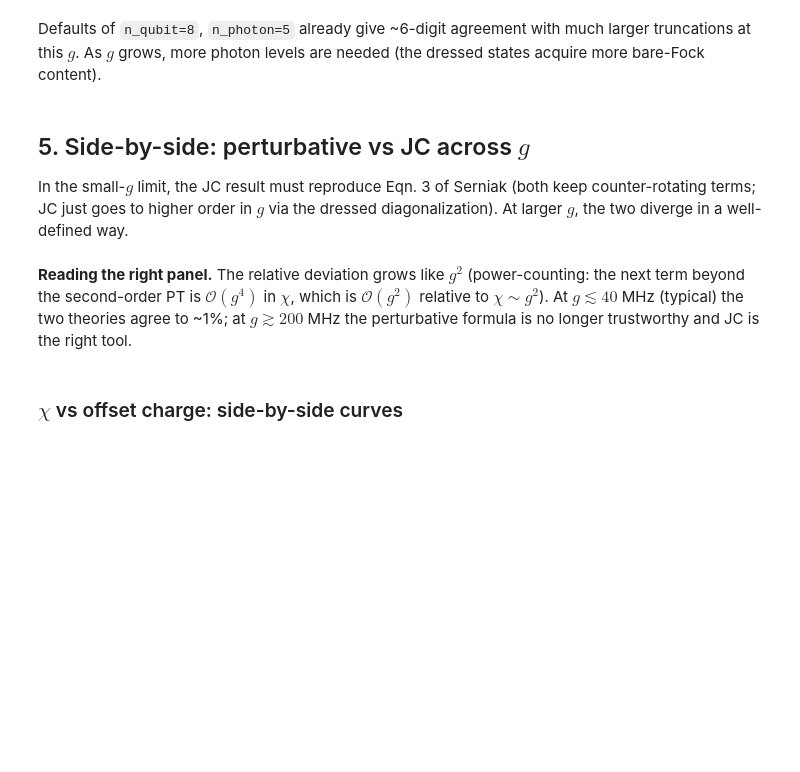
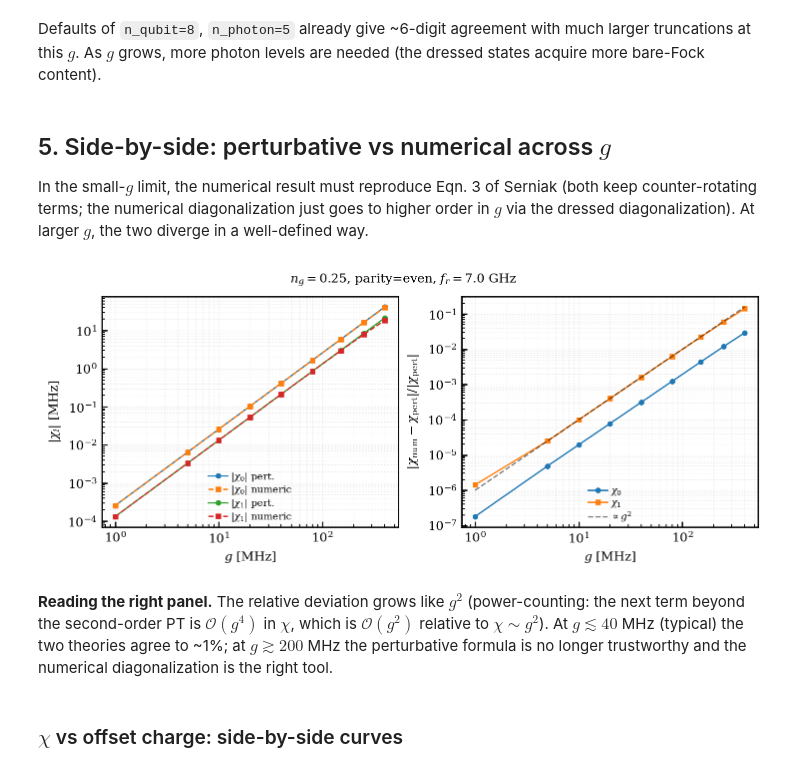
Before and after one commit to WashU-Astroparticle-Lab/qpd, a Jupyter notebook: notebooks/qpd_cqed.ipynb, the cells around one changed output. Cells and saved outputs as stored; diff of their text form; code cells hidden in the pictures; blank space fills up the shorter version.

```diff
--- a/notebooks/qpd_jc.ipynb
+++ b/notebooks/qpd_cqed.ipynb
@@ -210,7 +214,7 @@ that has the largest probability $|\langle i,n|\psi\rangle|^2$. The same
 overlap is reported — small overlap is a warning that we are near an
 anticrossing where the labeling becomes ambiguous.
 # %%
-dressed_freqs, dressed_vecs, labels, overlaps = qpd.solve_jc_eigensystem(
+dressed_freqs, dressed_vecs, labels, overlaps = qpd.solve_cqed_eigensystem(
     offset_charge=ng,
     coupling_g_hz=coupling_g_hz,
     readout_freq_hz=readout_freq_hz,
@@ -256,7 +260,7 @@ for nq, npt in configs:
     _, chi = qpd.compute_dispersive_matrix(
         ng, coupling_g_hz, readout_freq_hz,
         num_levels=4, parity=parity,
-        method='jc', n_qubit=nq, n_photon=npt,
+        method='numeric', n_qubit=nq, n_photon=npt,
     )
     rows.append((nq, npt, chi[0], chi[1], chi[2], chi[3]))
 
@@ -276,18 +280,18 @@ Defaults of `n_qubit=8`, `n_photon=5` already give ~6-digit agreement
 with much larger truncations at this $g$. As $g$ grows, more photon levels
 are needed (the dressed states acquire more bare-Fock content).
 # %% [markdown]
-## 5. Side-by-side: perturbative vs JC across $g$
+## 5. Side-by-side: perturbative vs numerical across $g$
 
-In the small-$g$ limit, the JC result must reproduce Eqn. 3 of Serniak
-(both keep counter-rotating terms; JC just goes to higher order in $g$ via
+In the small-$g$ limit, the numerical result must reproduce Eqn. 3 of Serniak
+(both keep counter-rotating terms; the numerical diagonalization just goes to higher order in $g$ via
 the dressed diagonalization). At larger $g$, the two diverge in a
 well-defined way.
 # %%
 g_list_mhz = np.array([1, 5, 10, 20, 40, 80, 150, 250, 400])
 chi0_pert = np.empty_like(g_list_mhz, dtype=float)
-chi0_jc = np.empty_like(g_list_mhz, dtype=float)
+chi0_num = np.empty_like(g_list_mhz, dtype=float)
 chi1_pert = np.empty_like(g_list_mhz, dtype=float)
-chi1_jc = np.empty_like(g_list_mhz, dtype=float)
+chi1_num = np.empty_like(g_list_mhz, dtype=float)
 
 for k, g_mhz in enumerate(g_list_mhz):
     _, chi_p = qpd.compute_dispersive_matrix(
@@ -296,42 +300,44 @@ for k, g_mhz in enumerate(g_list_mhz):
     )
     _, chi_j = qpd.compute_dispersive_matrix(
         ng, g_mhz*MHZ, readout_freq_hz, num_levels=4, parity=parity,
-        method='jc', n_qubit=12, n_photon=8,
+        method='numeric', n_qubit=12, n_photon=8,
     )
     chi0_pert[k] = chi_p[0]
-    chi0_jc[k] = chi_j[0]
+    chi0_num[k] = chi_j[0]
     chi1_pert[k] = chi_p[1]
-    chi1_jc[k] = chi_j[1]
+    chi1_num[k] = chi_j[1]
 # %%
 with plt.style.context(QPD._style_path):
     fig, (ax1, ax2) = plt.subplots(1, 2, figsize=(7.2, 3))
 
     ax1.loglog(g_list_mhz, np.abs(chi0_pert)/MHZ, 'o-', label=r'$|\chi_0|$ pert.')
-    ax1.loglog(g_list_mhz, np.abs(chi0_jc)/MHZ, 's--', label=r'$|\chi_0|$ JC')
+    ax1.loglog(g_list_mhz, np.abs(chi0_num)/MHZ, 's--', label=r'$|\chi_0|$ numeric')
     ax1.loglog(g_list_mhz, np.abs(chi1_pert)/MHZ, 'o-', label=r'$|\chi_1|$ pert.')
-    ax1.loglog(g_list_mhz, np.abs(chi1_jc)/MHZ, 's--', label=r'$|\chi_1|$ JC')
+    ax1.loglog(g_list_mhz, np.abs(chi1_num)/MHZ, 's--', label=r'$|\chi_1|$ numeric')
     ax1.set_xlabel(r'$g$ [MHz]')
     ax1.set_ylabel(r'$|\chi_i|$ [MHz]')
     ax1.legend(fontsize=7)
     ax1.grid(alpha=0.3, which='both')
 
-    rel0 = np.abs((chi0_jc - chi0_pert) / chi0_pert)
-    rel1 = np.abs((chi1_jc - chi1_pert) / chi1_pert)
+    rel0 = np.abs((chi0_num - chi0_pert) / chi0_pert)
+    rel1 = np.abs((chi1_num - chi1_pert) / chi1_pert)
     ax2.loglog(g_list_mhz, rel0, 'o-', label=r'$\chi_0$')
     ax2.loglog(g_list_mhz, rel1, 's-', label=r'$\chi_1$')
     # Reference slope-2 (next-order PT in g) and slope-4 lines
     ax2.loglog(g_list_mhz, 1e-6*g_list_mhz**2, 'k--', alpha=0.5, label=r'$\propto g^2$')
     ax2.set_xlabel(r'$g$ [MHz]')
-    ax2.set_ylabel(r'$|\chi_\mathrm{JC} - \chi_\mathrm{pert}|/|\chi_\mathrm{pert}|$')
+    ax2.set_ylabel(r'$|\chi_\mathrm{num} - \chi_\mathrm{pert}|/|\chi_\mathrm{pert}|$')
     ax2.legend(fontsize=7)
     ax2.grid(alpha=0.3, which='both')
     fig.suptitle(f'$n_g={ng}$, parity={parity}, $f_r={readout_freq_hz/GHZ:.1f}$ GHz', fontsize=9)
+# %% [output]
+[figure, added]
 # %% [markdown]
 **Reading the right panel.** The relative deviation grows like $g^2$
 (power-counting: the next term beyond the second-order PT is $\mathcal{O}(g^4)$
 in $\chi$, which is $\mathcal{O}(g^2)$ relative to $\chi\sim g^2$). At
 $g\lesssim 40$ MHz (typical) the two theories agree to ~1%; at $g \gtrsim 200$
-MHz the perturbative formula is no longer trustworthy and JC is the right
+MHz the perturbative formula is no longer trustworthy and the numerical diagonalization is the right
 tool.
 # %% [markdown]
 ### $\chi$ vs offset charge: side-by-side curves
```
Also changed, not shown: parts of 14 cells of this notebook, 1 other file.
